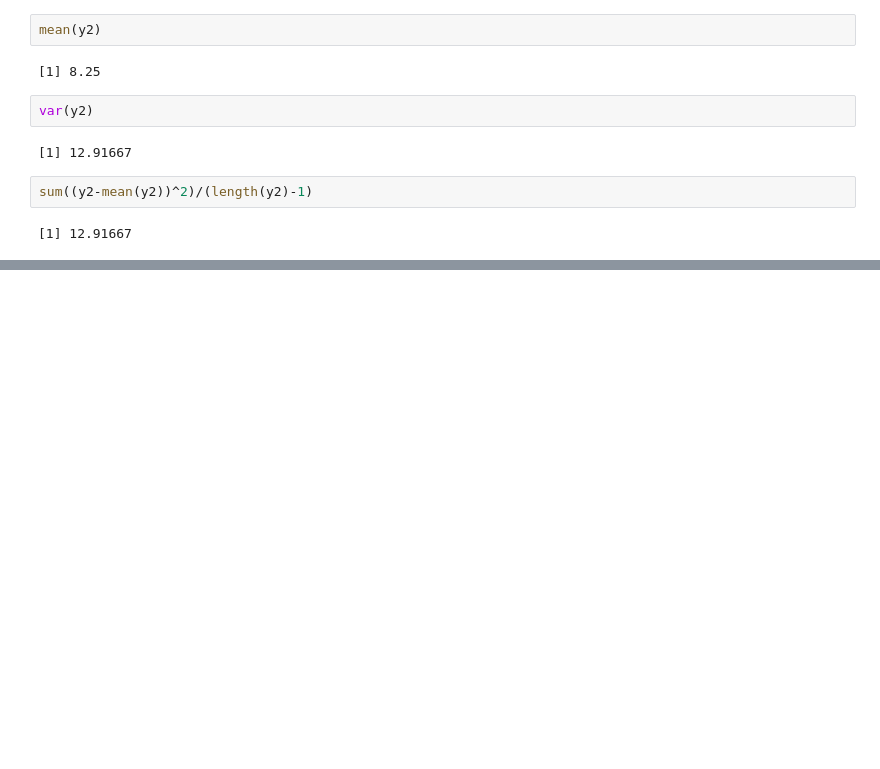
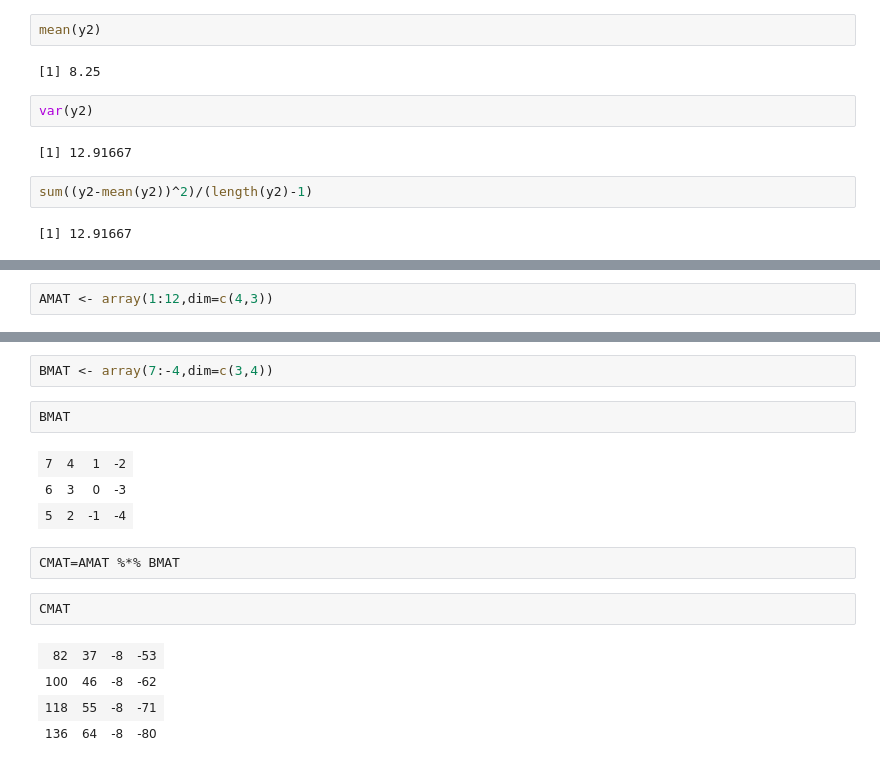
Before and after one commit to mahidhar/CR_Talks, a Jupyter notebook: Introduction_to_R.ipynb, the cells around one changed output, grey strips where cells are left out. Cells and saved outputs as stored; diff of their text form; blank space fills up the shorter version.

```diff
--- a/Introduction_to_R.ipynb
+++ b/Introduction_to_R.ipynb
@@ -98,0 +211,2 @@ sum((y2-mean(y2))^2)/(length(y2)-1)
+# %%
+AMAT <- array(1:12,dim=c(4,3))
@@ -98,0 +220,17 @@ sum((y2-mean(y2))^2)/(length(y2)-1)
+# %%
+BMAT <- array(7:-4,dim=c(3,4))
+# %%
+BMAT
+# %% [output]
+| 7 | 4 | 1 | -2 |
+| 6 | 3 | 0 | -3 |
+| 5 | 2 | -1 | -4 |
+# %%
+CMAT=AMAT %*% BMAT
+# %%
+CMAT
+# %% [output]
+| 82 | 37 | -8 | -53 |
+| 100 | 46 | -8 | -62 |
+| 118 | 55 | -8 | -71 |
+| 136 | 64 | -8 | -80 |
```
Also changed, not shown: parts of 66 cells of this notebook.
